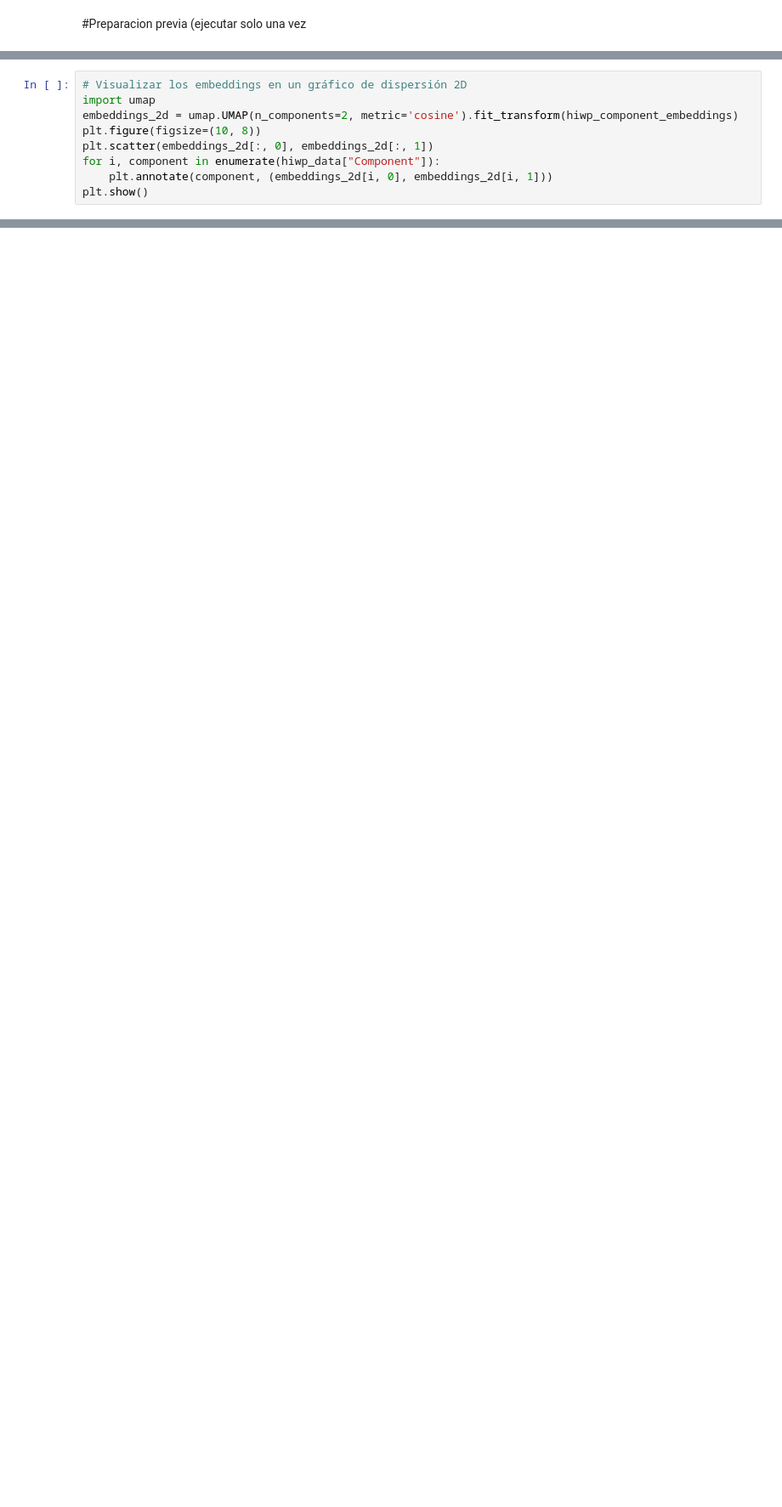
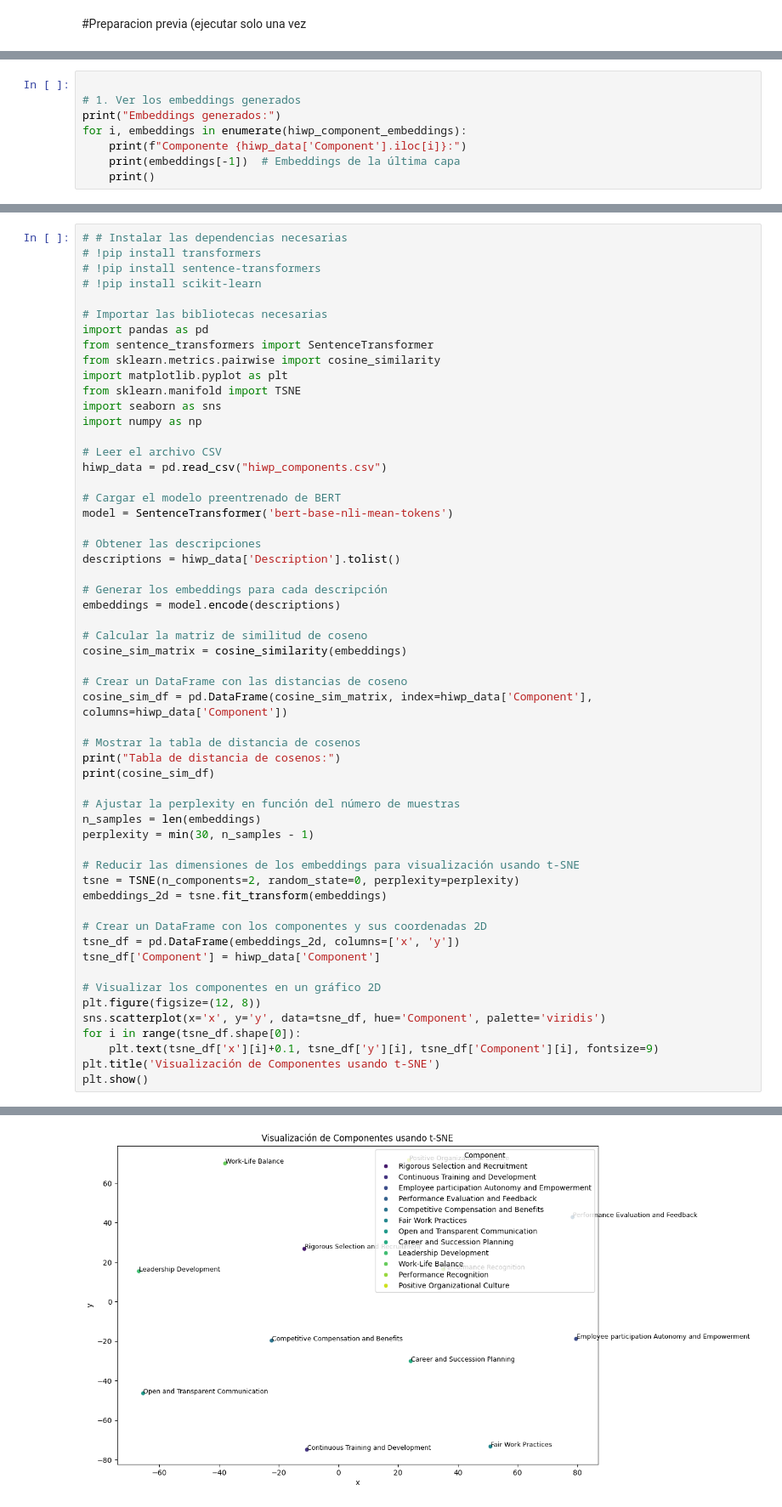
Before and after one commit to jamg-upv/LLMforSLRscreening, a Jupyter notebook: Reto21d_ago24_LLMhiwp.ipynb, the cells around one changed output, grey strips where cells are left out. Shown at 85% size. Saved outputs shown, nothing was run; the diff lists cells and outputs as text; blank space fills up the shorter version.

```diff
--- a/Reto21d_ago24_LLMhiwp.ipynb
+++ b/Reto21d_ago24_LLMhiwp.ipynb
@@ -4,0 +26,8 @@
+# %%
+
+# 1. Ver los embeddings generados
+print("Embeddings generados:")
+for i, embeddings in enumerate(hiwp_component_embeddings):
+    print(f"Componente {hiwp_data['Component'].iloc[i]}:")
+    print(embeddings[-1])  # Embeddings de la última capa
+    print()
@@ -55,9 +70,0 @@ ValueError: setting an array element with a sequence. The requested array has an
-# %%
-# Visualizar los embeddings en un gráfico de dispersión 2D
-import umap
-embeddings_2d = umap.UMAP(n_components=2, metric='cosine').fit_transform(hiwp_component_embeddings)
-plt.figure(figsize=(10, 8))
-plt.scatter(embeddings_2d[:, 0], embeddings_2d[:, 1])
-for i, component in enumerate(hiwp_data["Component"]):
-    plt.annotate(component, (embeddings_2d[i, 0], embeddings_2d[i, 1]))
-plt.show()
@@ -77,0 +75,57 @@ for cluster in hiwp_data["Cluster"].unique():
+# %%
+# # Instalar las dependencias necesarias
+# !pip install transformers
+# !pip install sentence-transformers
+# !pip install scikit-learn
+
+# Importar las bibliotecas necesarias
+import pandas as pd
+from sentence_transformers import SentenceTransformer
+from sklearn.metrics.pairwise import cosine_similarity
+import matplotlib.pyplot as plt
+from sklearn.manifold import TSNE
+import seaborn as sns
+import numpy as np
+
+# Leer el archivo CSV
+hiwp_data = pd.read_csv("hiwp_components.csv")
+
+# Cargar el modelo preentrenado de BERT
+model = SentenceTransformer('bert-base-nli-mean-tokens')
+
+# Obtener las descripciones
+descriptions = hiwp_data['Description'].tolist()
+
+# Generar los embeddings para cada descripción
+embeddings = model.encode(descriptions)
+
+# Calcular la matriz de similitud de coseno
+cosine_sim_matrix = cosine_similarity(embeddings)
+
+# Crear un DataFrame con las distancias de coseno
+cosine_sim_df = pd.DataFrame(cosine_sim_matrix, index=hiwp_data['Component'], columns=hiwp_data['Component'])
+
+# Mostrar la tabla de distancia de cosenos
+print("Tabla de distancia de cosenos:")
+print(cosine_sim_df)
+
+# Ajustar la perplexity en función del número de muestras
+n_samples = len(embeddings)
+perplexity = min(30, n_samples - 1)
+
+# Reducir las dimensiones de los embeddings para visualización usando t-SNE
+tsne = TSNE(n_components=2, random_state=0, perplexity=perplexity)
+embeddings_2d = tsne.fit_transform(embeddings)
+
+# Crear un DataFrame con los componentes y sus coordenadas 2D
+tsne_df = pd.DataFrame(embeddings_2d, columns=['x', 'y'])
+tsne_df['Component'] = hiwp_data['Component']
+
+# Visualizar los componentes en un gráfico 2D
+plt.figure(figsize=(12, 8))
+sns.scatterplot(x='x', y='y', data=tsne_df, hue='Component', palette='viridis')
+for i in range(tsne_df.shape[0]):
+    plt.text(tsne_df['x'][i]+0.1, tsne_df['y'][i], tsne_df['Component'][i], fontsize=9)
+plt.title('Visualización de Componentes usando t-SNE')
+plt.show()
+# %% [output]
@@ -77,0 +149 @@ for cluster in hiwp_data["Cluster"].unique():
+[figure, added]
```
Also changed, not shown: parts of 20 cells of this notebook.
